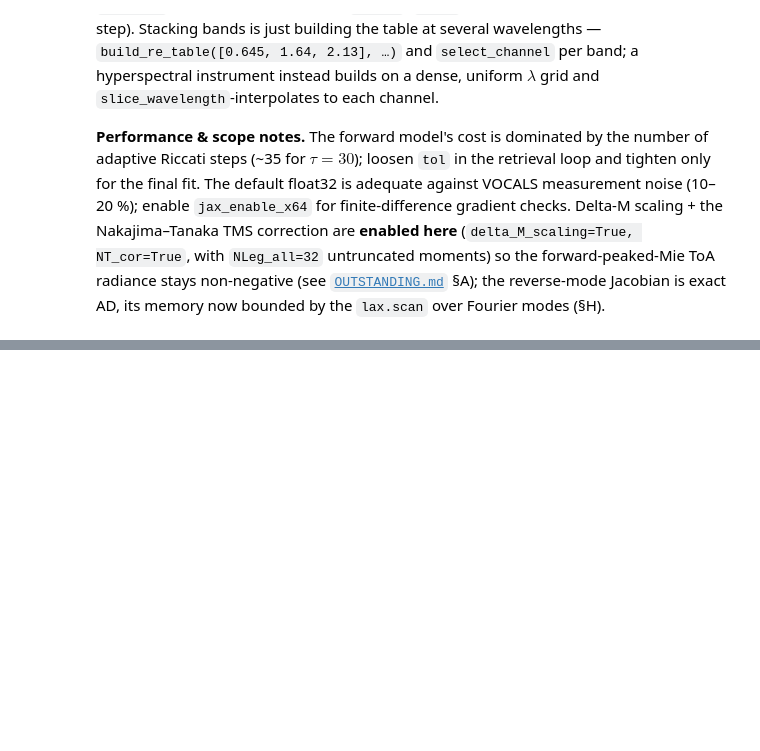
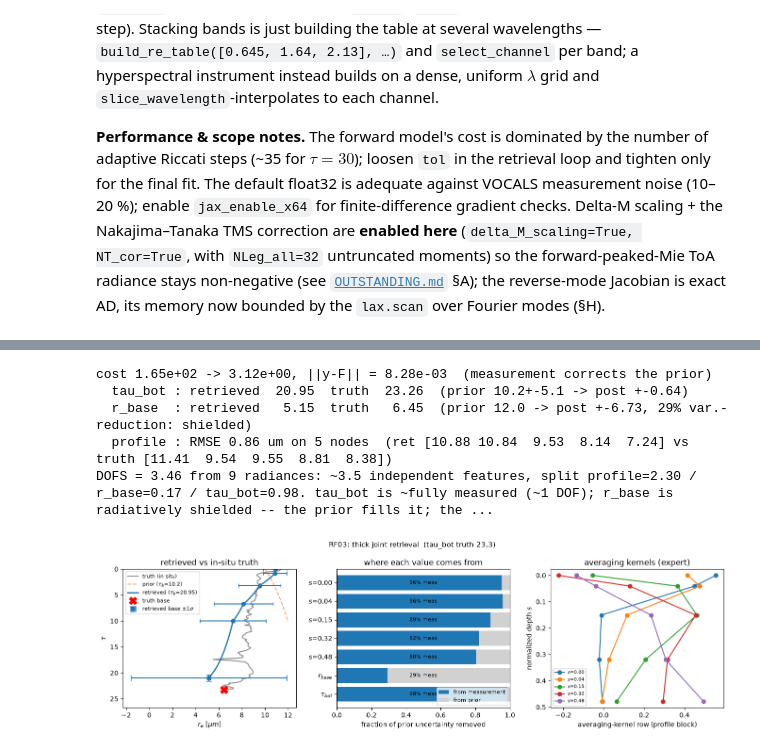
Before and after one commit to dhjx1996/Pythonic-DISORT_inhomogeneous_atmosphere, a Jupyter notebook: docs/riccati_solver_VOCALS_retrieval.ipynb, the cells around one changed output, grey strips where cells are left out. Saved outputs shown, nothing was run; the diff lists cells and outputs as text; code cells hidden in the pictures; blank space fills up the shorter version.

```diff
--- a/docs/riccati_solver_VOCALS_retrieval.ipynb
+++ b/docs/riccati_solver_VOCALS_retrieval.ipynb
@@ -458,23 +111,0 @@ QRCP-selected 5 nodes: tau = [ 0.    1.2   3.51  6.63 12.95]  (of tau_bot=23.3)
-# %%
-prior_builderT = lambda tn: roe.make_adiabatic_prior(
-    tn, thick.tau_bot, thick.r_base, r_top_prior=thick.r_top,
-    sigma_top=3.0, sigma_base=10.0)
-x_aT, SaT = prior_builderT(tau_gridT)
-SeT = np.diag((0.03 * np.maximum(np.abs(yT), 0.02)) ** 2)   # ~3% radiometric + floor
-
-# Select the grid once (n_outer=1): the thin section already demonstrated the lagged
-# re-mesh; here a single well-spread QRCP grid keeps the (poorly-constrained) deep
-# nodes legible. xtol=5e-3 ~ 0.05 um is the meaningful step scale (errors ~0.5-3 um).
-resT = roe.gauss_newton_oe(fwdT, yT, tau_gridT, x_aT, SaT, SeT,
-                           n_iter=15, lm=1e-2, xtol=5e-3, n_outer=1)
-postT = roe.posterior_diagnostics(resT.K, resT.Sa, resT.Se)
-
-truth_atT = np.interp(resT.tau_nodes, thick.tau, thick.r_e)
-print(f'cost {resT.cost_history[0]:.2e} -> {resT.cost_history[-1]:.2e}, '
-      f'||y-F|| = {np.linalg.norm(resT.y - resT.Fx):.2e}   (measurement corrects the prior)')
-print(f'  retrieved = {np.round(resT.x, 2)}')
-print(f'  truth     = {np.round(truth_atT, 2)}')
-print(f'  prior x_a = {np.round(resT.x_a, 2)}')
-print(dofs_sentence(postT, fwdT.m))
-_ = plot_uq(fwdT, resT, postT, thick,
-            title=f'{thick.flight}: thick non-adiabatic cloud  (tau_bot={thick.tau_bot:.1f})')
@@ -487,0 +494,25 @@ DOFS = 2.36: from 9 radiances the measurement pins down about 2.4 independent fe
+# %%
+prior_builderT = lambda sn: roe.make_joint_prior(
+    sn, tau_bot_prior=climT['tau_bot_mean'], sigma_tau_bot=sig_tauT, **BROAD)
+x_aT, SaT = prior_builderT(s_gridT)
+
+# Select the grid once (n_outer=1): with only ~2-3 profile DOF the deep nodes are
+# correlated; the thin section showed the gated re-mesh. xtol ~ 0.05 um step scale.
+resT = roe.gauss_newton_oe(fwdT, yT, s_gridT, x_aT, SaT, SeT,
+                           n_iter=15, lm=1e-2, xtol=5e-3, n_outer=1)
+postT = roe.posterior_diagnostics(resT.K, resT.Sa, resT.Se)
+dbyT = roe.dofs_by_component(postT, len(resT.tau_nodes),
+                             retrieve_r_base=True, retrieve_tau_bot=True)
+print(f'cost {resT.cost_history[0]:.2e} -> {resT.cost_history[-1]:.2e}, '
+      f'||y-F|| = {np.linalg.norm(resT.y - resT.Fx):.2e}  (measurement corrects the prior)')
+joint_summary(fwdT, resT, postT, thick, climT, sig_tauT)
+print(dofs_sentence(postT, fwdT.m, dbyT))
+_ = plot_uq(fwdT, resT, postT, thick,
+            title=f'{thick.flight}: thick joint retrieval  (tau_bot truth {thick.tau_bot:.1f})')
+# %% [output]
+cost 1.65e+02 -> 3.12e+00, ||y-F|| = 8.28e-03  (measurement corrects the prior)
+  tau_bot : retrieved  20.95  truth  23.26  (prior 10.2+-5.1 -> post +-0.64)
+  r_base  : retrieved   5.15  truth   6.45  (prior 12.0 -> post +-6.73, 29% var.-reduction: shielded)
+  profile : RMSE 0.86 um on 5 nodes  (ret [10.88 10.84  9.53  8.14  7.24] vs truth [11.41  9.54  9.55  8.81  8.38])
+DOFS = 3.46 from 9 radiances: ~3.5 independent features, split profile=2.30 / r_base=0.17 / tau_bot=0.98. tau_bot is ~fully measured (~1 DOF); r_base is radiatively shielded -- the prior fills it; the ...
+[figure, added]
```
Also changed, not shown: parts of 41 cells of this notebook, 6 other files.
